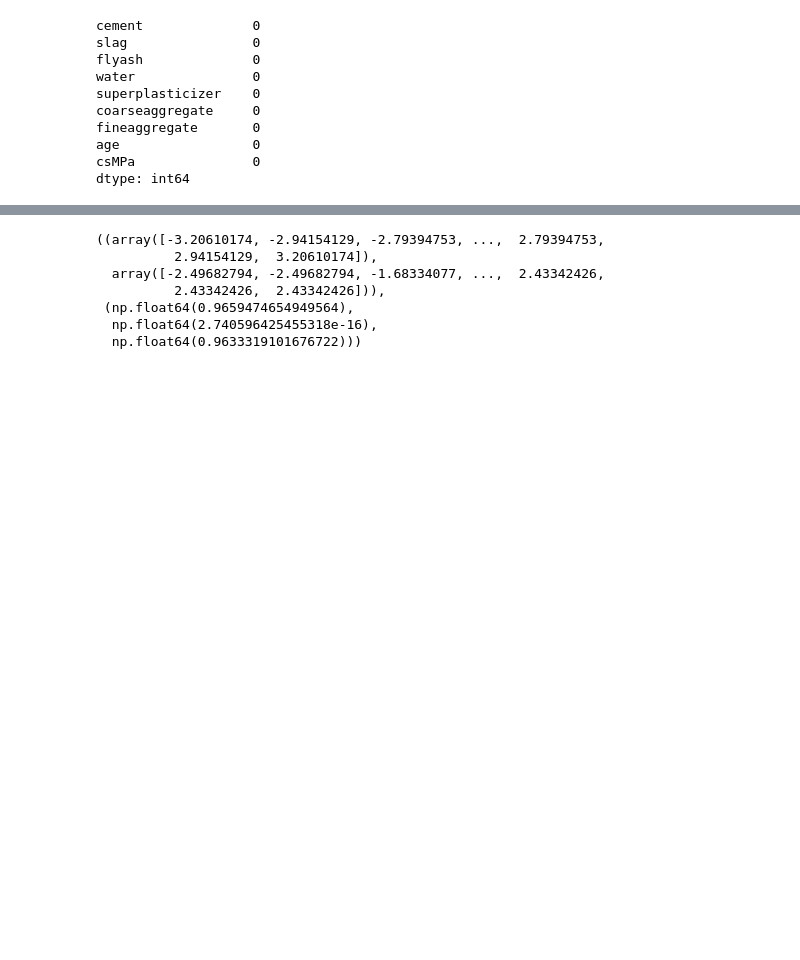
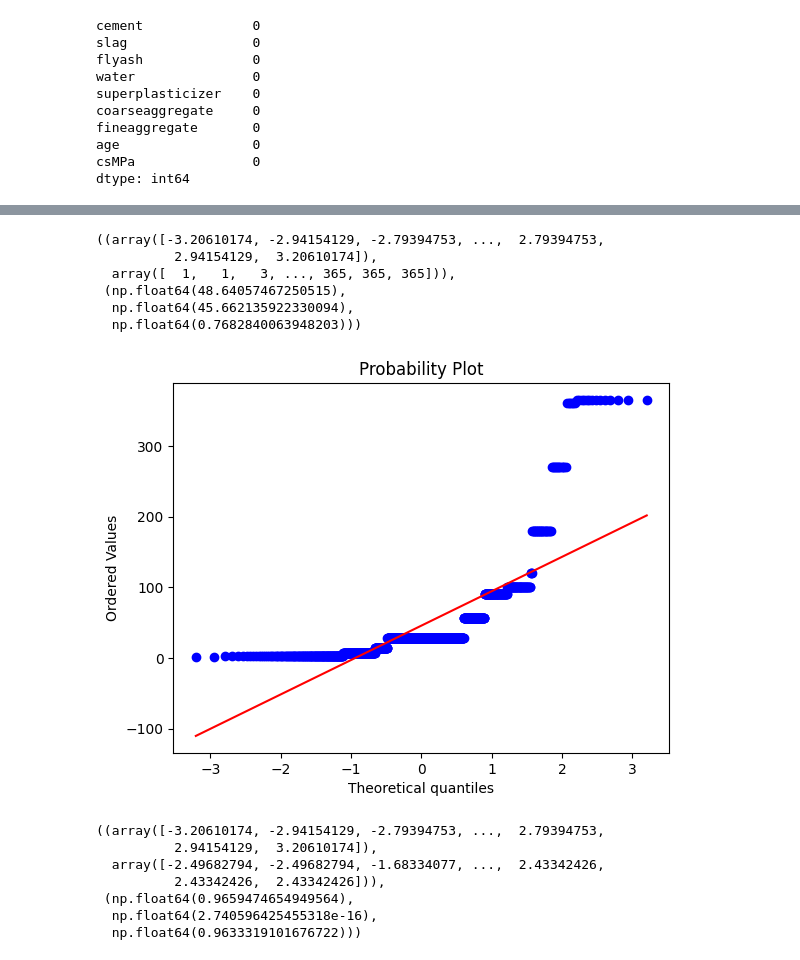
Before and after one commit to Shrikantlala24/Machine-learning, a Jupyter notebook: Feature engineering NB's/7-power-transform.ipynb, the cells around one changed output, grey strips where cells are left out. Drawn from its saved outputs; the diff is of its cells as text; code cells hidden in the pictures; blank space fills up the shorter version.

```diff
--- a/Feature engineering NB's/7-power-transform.ipynb
+++ b/Feature engineering NB's/7-power-transform.ipynb
@@ -44,6 +44,16 @@ df.describe()
 # %%
 pt = PowerTransformer(method = 'box-cox')
 df['age_pt'] = pt.fit_transform(df[['age']])
+# %%
+stats.probplot(df['age'],dist='norm',plot=plt)
+# %% [output]
+((array([-3.20610174, -2.94154129, -2.79394753, ...,  2.79394753,
+          2.94154129,  3.20610174]),
+  array([  1,   1,   3, ..., 365, 365, 365])),
+ (np.float64(48.64057467250515),
+  np.float64(45.662135922330094),
+  np.float64(0.7682840063948203)))
+[figure, added]
 # %%
 stats.probplot(df['age_pt'],dist='norm',plot=plt)
 # %% [output]
```
Also changed, not shown: parts of 6 cells of this notebook.
